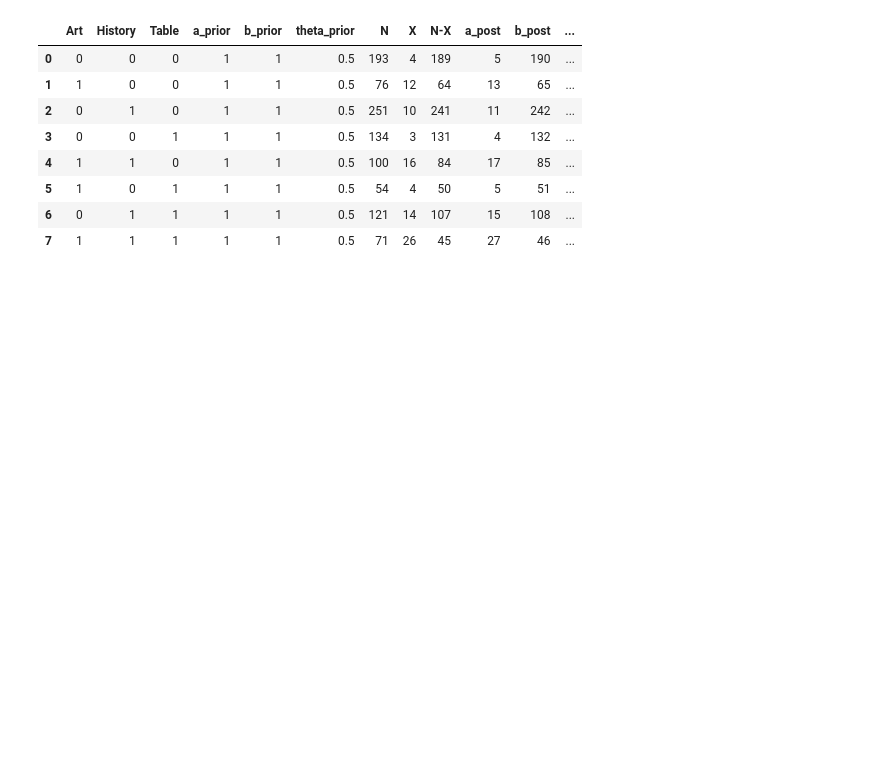
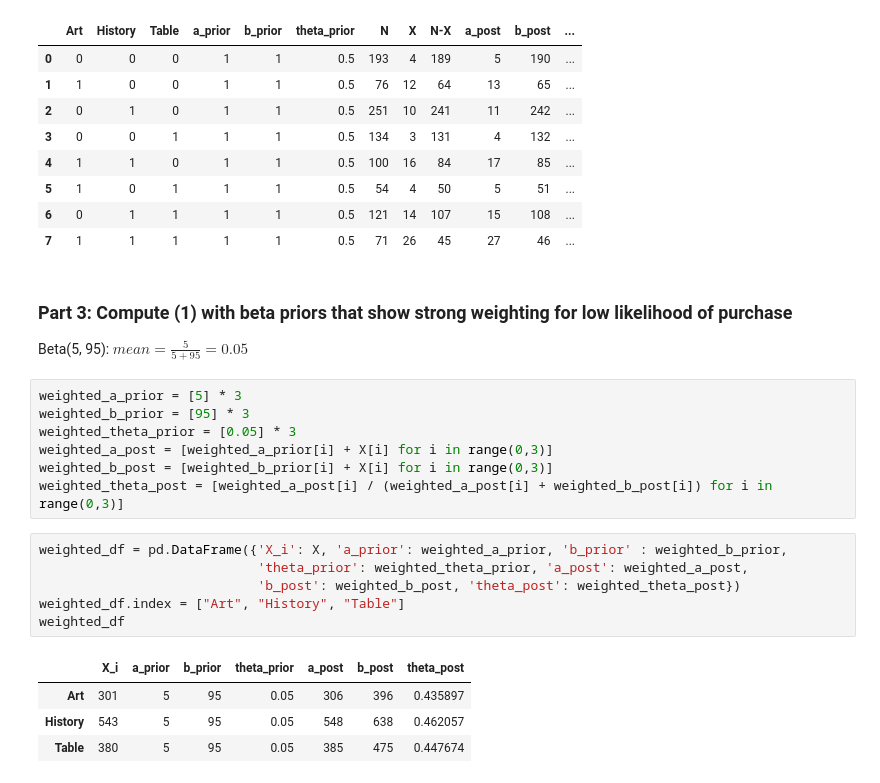
Before and after one commit to hyunsuk-ko/DS6040-BayesianML, a Jupyter notebook: HW/1/hw1_q4.ipynb, the cells around one changed output. Saved outputs shown, nothing was run; the diff lists cells and outputs as text; blank space fills up the shorter version.

```diff
--- a/HW/1/hw1_q4.ipynb
+++ b/HW/1/hw1_q4.ipynb
@@ -190,3 +194,25 @@ cases
 | 5 | 1 | 0 | 1 | 1 | 1 | 0.5 | 54 | 4 | 50 | 5 | 51 | ... |
 | 6 | 0 | 1 | 1 | 1 | 1 | 0.5 | 121 | 14 | 107 | 15 | 108 | ... |
 | 7 | 1 | 1 | 1 | 1 | 1 | 0.5 | 71 | 26 | 45 | 27 | 46 | ... |
+# %% [markdown]
+### Part 3: Compute (1) with beta priors that show strong weighting for low likelihood of purchase
+
+Beta(5, 95): $mean = \frac{5}{5+95} = 0.05$
+# %%
+weighted_a_prior = [5] * 3
+weighted_b_prior = [95] * 3
+weighted_theta_prior = [0.05] * 3
+weighted_a_post = [weighted_a_prior[i] + X[i] for i in range(0,3)]
+weighted_b_post = [weighted_b_prior[i] + X[i] for i in range(0,3)]
+weighted_theta_post = [weighted_a_post[i] / (weighted_a_post[i] + weighted_b_post[i]) for i in range(0,3)]
+# %%
+weighted_df = pd.DataFrame({'X_i': X, 'a_prior': weighted_a_prior, 'b_prior' : weighted_b_prior,
+                            'theta_prior': weighted_theta_prior, 'a_post': weighted_a_post,
+                            'b_post': weighted_b_post, 'theta_post': weighted_theta_post})
+weighted_df.index = ["Art", "History", "Table"]
+weighted_df
+# %% [output]
+|  | X_i | a_prior | b_prior | theta_prior | a_post | b_post | theta_post |
+| Art | 301 | 5 | 95 | 0.05 | 306 | 396 | 0.435897 |
+| History | 543 | 5 | 95 | 0.05 | 548 | 638 | 0.462057 |
+| Table | 380 | 5 | 95 | 0.05 | 385 | 475 | 0.447674 |
```
Also changed, not shown: parts of 5 cells of this notebook, 2 other files.
